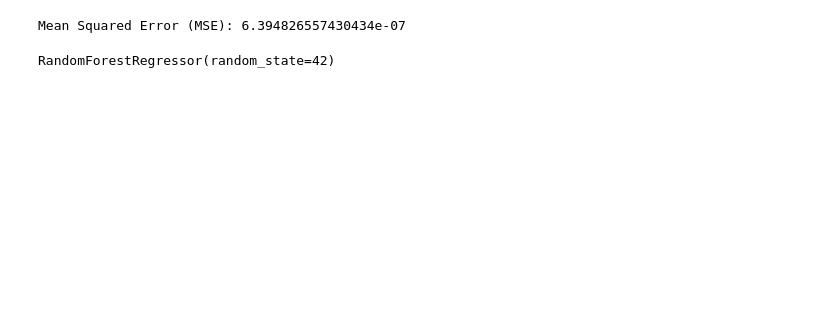
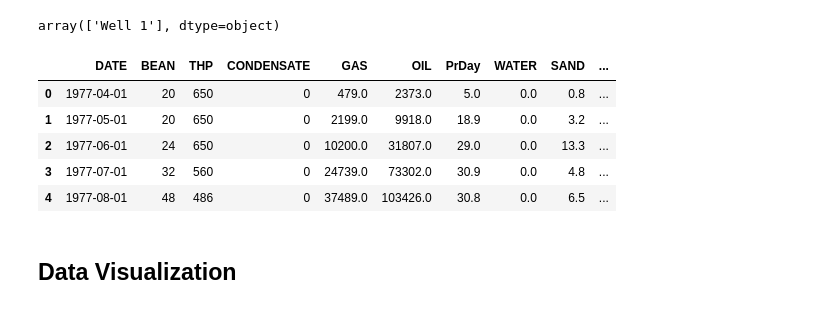
Before and after one commit to thanktua-spp/dca_ml_models, a Jupyter notebook: eda/exploratory data analysis.ipynb, the cells around one changed output. Cells and saved outputs as stored; diff of their text form; code cells hidden in the pictures; blank space fills up the shorter version.

```diff
--- a/eda/exploratory data analysis.ipynb
+++ b/eda/exploratory data analysis.ipynb
@@ -6,24 +12,0 @@ df.head(5)
-# %%
-import matplotlib.pyplot as plt
-import pandas as pd
-
-df = pd.read_excel("forest_data.xlsx", sheet_name="Well 1")
-df.head(5)
-
-# Set 'Date' column as the index
-df.set_index('Date', inplace=True)
-
-fig, axs = plt.subplots(2, 2, figsize=(12, 8))
-
-columns = df.columns
-for i in range(2):
-    for j in range(2):
-        column = columns[i * 2 + j]
-        axs[i, j].plot(df.index, df[column])
-        axs[i, j].set_title(column)
-        axs[i, j].set_xlabel('Date')
-        axs[i, j].set_ylabel(column)
-
-# Adjust layout
-plt.tight_layout()
-plt.show()
@@ -120,32 +13,17 @@ array([[0.042089, 0.045251, 0.048357, 0.051448]])
-# %%
-from sklearn.ensemble import RandomForestRegressor
-from sklearn.metrics import mean_squared_error
-from sklearn.model_selection import train_test_split
-
-# Assuming you've already created X, y from the previous step
-def train_model(X, y):
-    # Splitting the data into train and test sets
-    X_train, X_test, y_train, y_test = train_test_split(X, y, test_size=0.2, random_state=42)
-
-    # Initialize the Random Forest Regressor
-    model = RandomForestRegressor(n_estimators=100, random_state=42)
-
-    # Train the model
-    model.fit(X_train, y_train)
-
-    # Make predictions on the test set
-    y_pred = model.predict(X_test)
-
-    # Calculate and print the Mean Squared Error (MSE)
-    mse = mean_squared_error(y_test, y_pred)
-    print(f"Mean Squared Error (MSE): {mse}")
-    return model, mse
-
-rf_model, mse = train_model(X, y)
-# %% [output]
-Mean Squared Error (MSE): 6.394826557430434e-07
-# %%
-rf_model
-# %% [output]
-RandomForestRegressor(random_state=42)
+# %%
+df['UNIQUEID'].unique()
+# %% [output]
+array(['Well 1'], dtype=object)
+# %%
+df_trim = df.drop(columns='UNIQUEID', axis=1)
+df_trim.head(5)
+# %% [output]
+|  | DATE | BEAN | THP | CONDENSATE | GAS | OIL | PrDay | WATER | SAND | ... |
+| 0 | 1977-04-01 | 20 | 650 | 0 | 479.0 | 2373.0 | 5.0 | 0.0 | 0.8 | ... |
+| 1 | 1977-05-01 | 20 | 650 | 0 | 2199.0 | 9918.0 | 18.9 | 0.0 | 3.2 | ... |
+| 2 | 1977-06-01 | 24 | 650 | 0 | 10200.0 | 31807.0 | 29.0 | 0.0 | 13.3 | ... |
+| 3 | 1977-07-01 | 32 | 560 | 0 | 24739.0 | 73302.0 | 30.9 | 0.0 | 4.8 | ... |
+| 4 | 1977-08-01 | 48 | 486 | 0 | 37489.0 | 103426.0 | 30.8 | 0.0 | 6.5 | ... |
+# %% [markdown]
+## Data Visualization
 # %%
```
Also changed, not shown: parts of 19 cells of this notebook, 1 other file.
